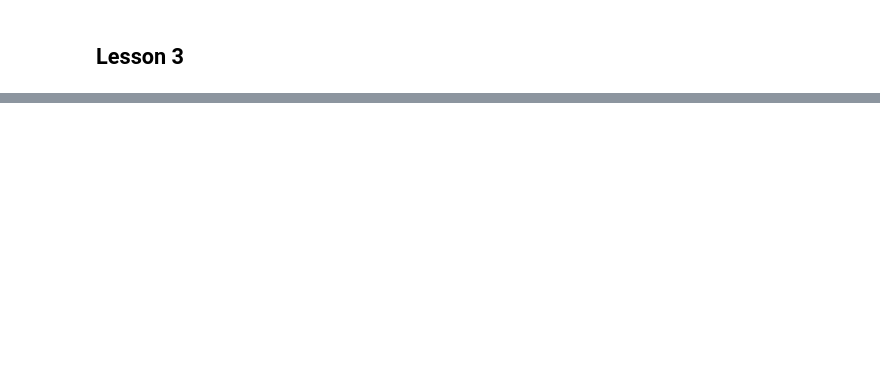
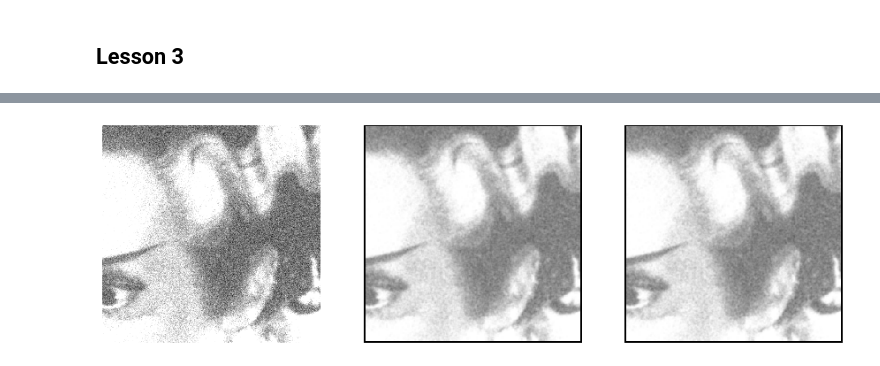
Before and after one commit to grant-king/ML_progress, a Jupyter notebook: ICV_challenges/IntroCV_notes.ipynb, the cells around one changed output, grey strips where cells are left out. Drawn from its saved outputs; the diff is of its cells as text; code cells hidden in the pictures; blank space fills up the shorter version.

```diff
--- a/ICV_challenges/IntroCV_notes.ipynb
+++ b/ICV_challenges/IntroCV_notes.ipynb
@@ -133,0 +193,35 @@ fig = plt.plot(range(values.size), values)
+# %%
+img_data = cv2.imread('noisy_bride.png', cv2.IMREAD_GRAYSCALE)
+
+region_size = 300
+center = [650, 2200]
+half_region = region_size // 2
+cols = center[0] - half_region, center[0] + half_region
+rows = center[1] - half_region, center[1] + half_region
+
+face = img_data[cols[0]:cols[1], rows[0]:rows[1]]
+
+smoothed_data_simple = np.zeros_like(face)
+smoothed_data_weighted = np.zeros_like(face)
+
+rows, columns = face.shape
+
+for row in range(rows):
+    for col in range(columns):
+        if row > 2 and col > 2 and row < rows - 2 and col < columns - 2:
+            smoothed_data_simple[row, col] = local_simple_avg(face, [row, col])
+
+for row in range(rows):
+    for col in range(columns):
+        if row > 2 and col > 2 and row < rows - 2 and col < columns - 2:
+            smoothed_data_weighted[row, col] = local_weighted_avg(face, [row, col])
+
+fig, (sp1, sp2, sp3) = plt.subplots(1, 3, figsize=[15, 10])
+sp1.imshow(face, cmap='gray')
+sp2.imshow(smoothed_data_simple, cmap='gray')
+sp3.imshow(smoothed_data_weighted, cmap='gray')
+
+_ = [ax.set_axis_off() for ax in [sp1, sp2, sp3]]
+plt.savefig('smoothing_2d.png')
+# %% [output]
+[figure, added]
```
Also changed, not shown: parts of 6 cells of this notebook.
